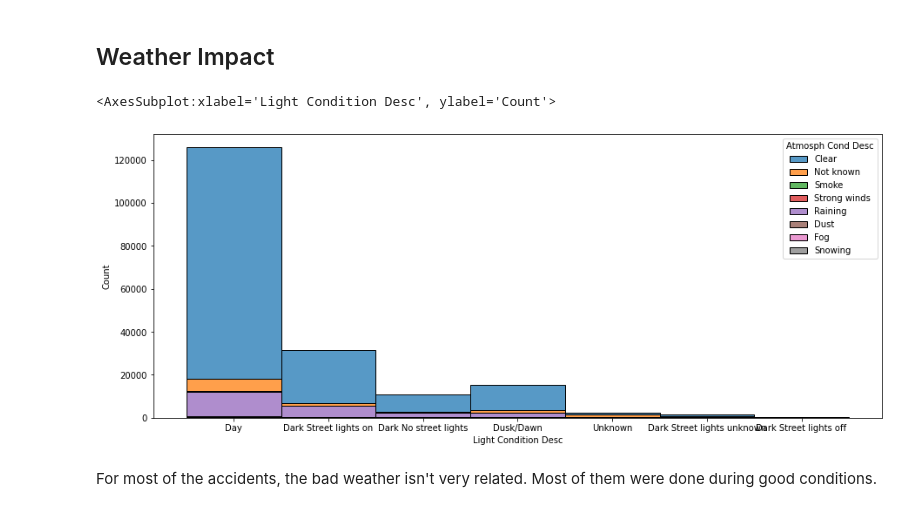
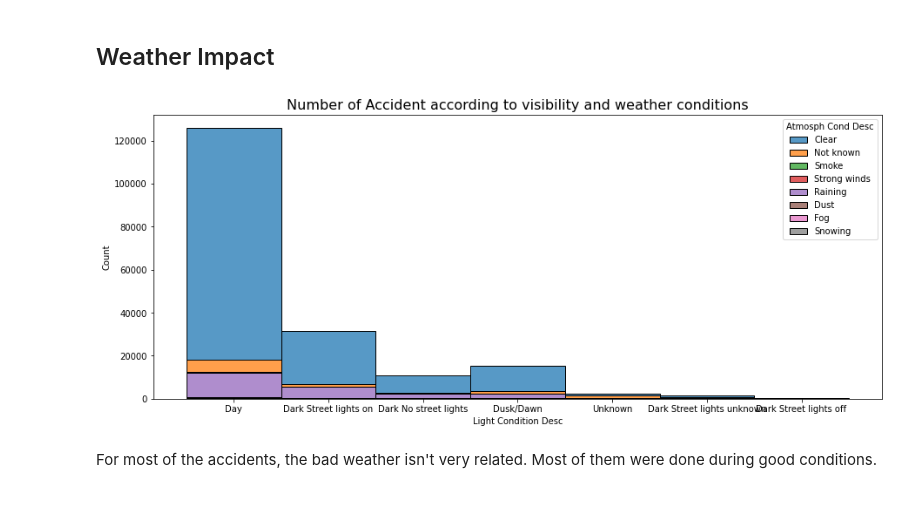
Before and after one commit to lethib/enea_study_case, a Jupyter notebook: data_analysis.ipynb, the cells around one changed output. Cells and saved outputs as stored; diff of their text form; code cells hidden in the pictures.

```diff
--- a/data_analysis.ipynb
+++ b/data_analysis.ipynb
@@ -320,10 +349,11 @@ One solution might be to convert the T-joint to a Y-joint.
 ## Weather Impact
 # %%
 plt.figure(figsize=(15,6))
+plt.title("Number of Accident according to visibility and weather conditions", fontsize=16)
 sns.histplot(data=df_acc, x="Light Condition Desc", hue="Atmosph Cond Desc", multiple="stack")
+plt.show()
 # %% [output]
-<AxesSubplot:xlabel='Light Condition Desc', ylabel='Count'>
-[figure, old version]
+[figure, new version]
 # %% [markdown]
 For most of the accidents, the bad weather isn't very related. Most of them were done during good conditions.
 # %% [markdown]
```
Also changed, not shown: parts of 8 cells of this notebook, 1 other file.
